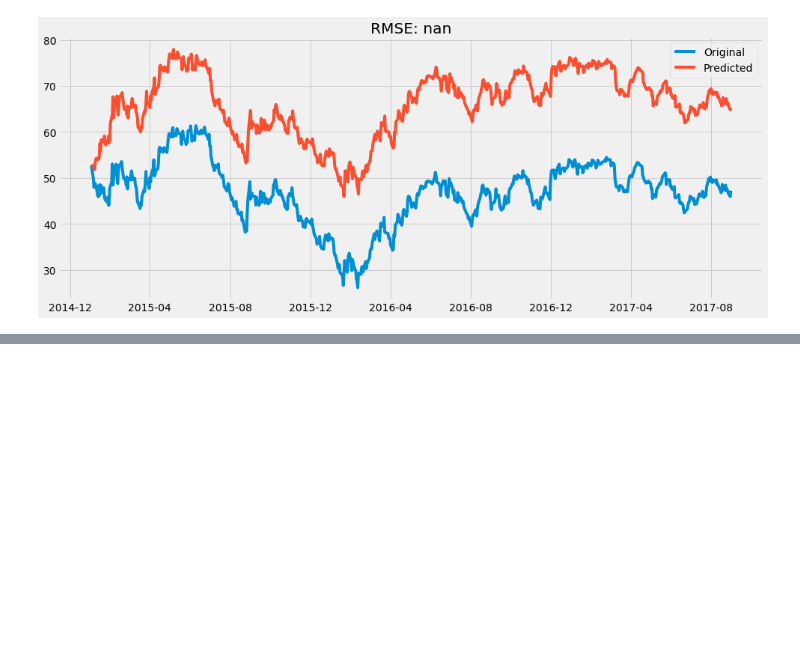
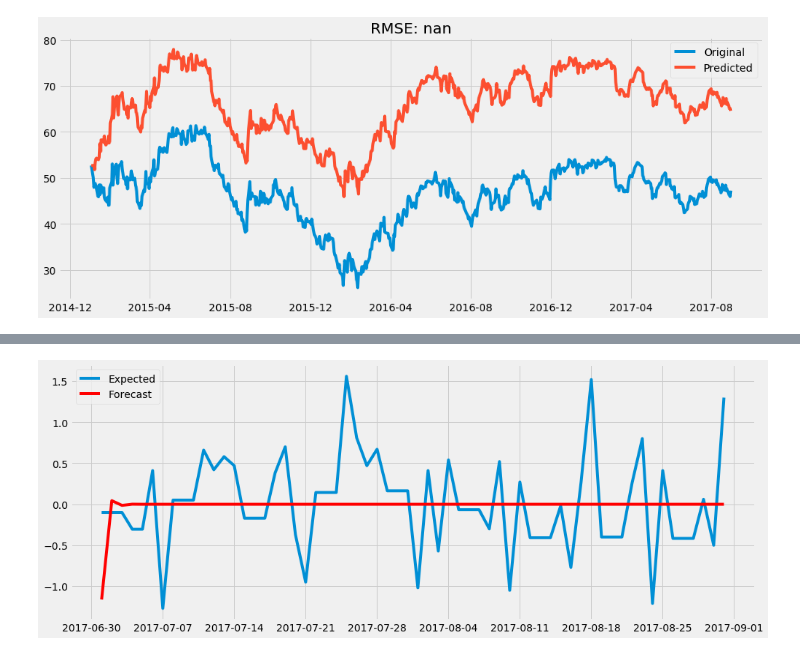
Before and after one commit to erstrong/FavoritaGrocery, a Jupyter notebook: Part3-ClusteringandModels/Time Series/Oil Time Series.ipynb, the cells around one changed output, grey strips where cells are left out. Saved outputs shown, nothing was run; the diff lists cells and outputs as text; code cells hidden in the pictures; blank space fills up the shorter version.

```diff
--- a/Part3-ClusteringandModels/Time Series/Oil Time Series.ipynb
+++ b/Part3-ClusteringandModels/Time Series/Oil Time Series.ipynb
@@ -772,0 +814,8 @@ data2.to_csv('oil_azure.csv')
+# %%
+plt.plot(data_test.index.to_pydatetime(), data_test.values, label='Expected')
+plt.plot(data_test.index.to_pydatetime(), forecast.values, color='red', label='Forecast')
+
+plt.legend()
+plt.show()
+# %% [output]
+[figure, added]
```
Also changed, not shown: parts of 15 cells of this notebook, 2 other files.
